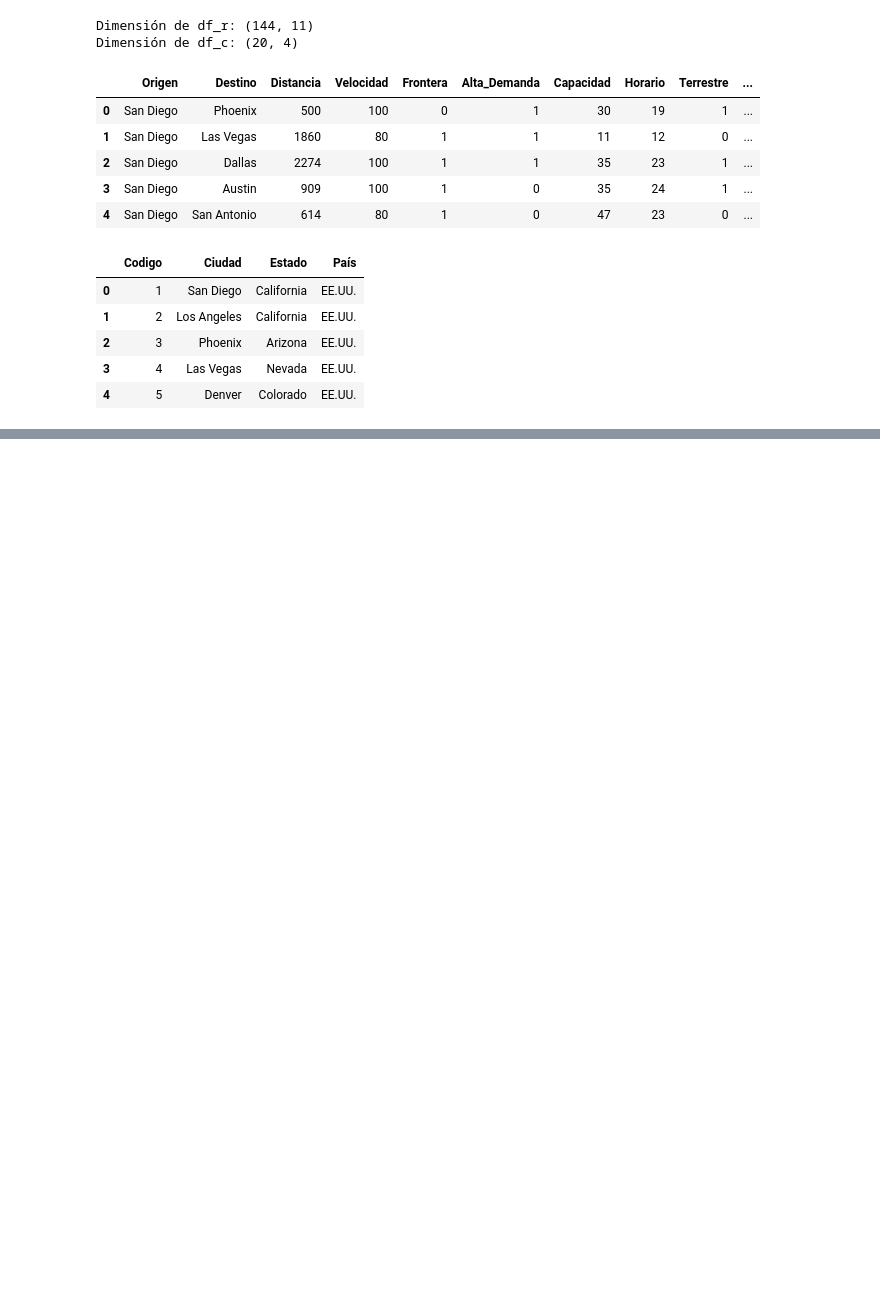
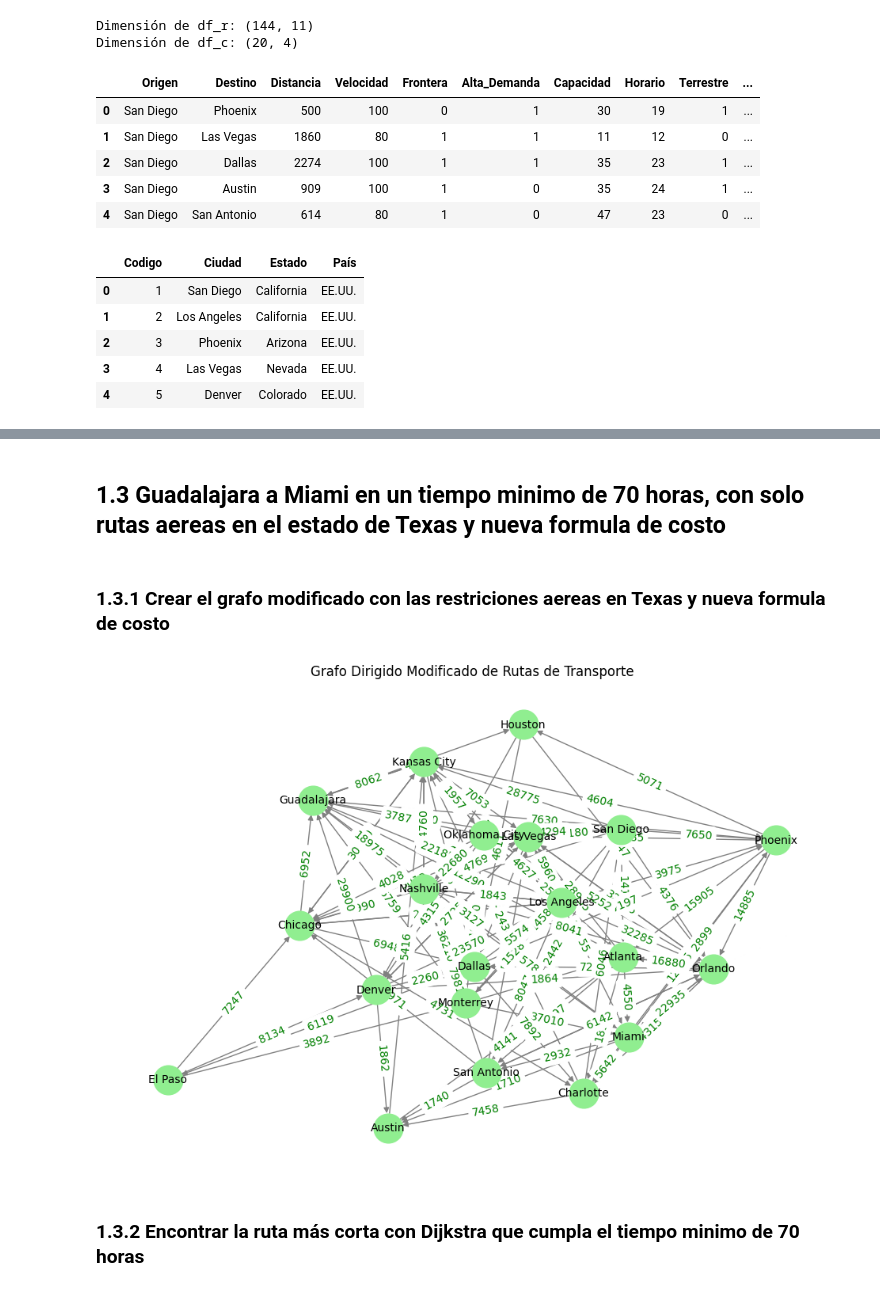
Before and after one commit to cmolina12/logistica, a Jupyter notebook: Ruteo/UltraCargo/Complementaria6.ipynb, the cells around one changed output, grey strips where cells are left out. Drawn from its saved outputs; the diff is of its cells as text; code cells hidden in the pictures; blank space fills up the shorter version.

```diff
--- a/Ruteo/UltraCargo/Complementaria6.ipynb
+++ b/Ruteo/UltraCargo/Complementaria6.ipynb
@@ -42,0 +150,69 @@ df_c.head()
+# %% [markdown]
+## 1.3 Guadalajara a Miami en un tiempo minimo de 70 horas, con solo rutas aereas en el estado de Texas y nueva formula de costo
+# %% [markdown]
+### 1.3.1 Crear el grafo modificado con las restriciones aereas en Texas y nueva formula de costo
+# %%
+# Parametros
+
+tiempo_minimo = 70 # Tiempo minimo de 70 horas
+
+origen = 'Guadalajara' # Ciudad de origen
+destino = 'Miami' # Ciudad de destino
+
+
+# Hacer un nuevo grafo con los costos ajustados por la carga y tiempo minimo
+def crear_grafo_dirigido_modificado_2(df_r, df_c):
+    G = nx.DiGraph() # Crear un grafo dirigido vacio
+
+    # Diccionario ciudad -> estado
+    ciudad_a_estado = {}
+    for index, row in df_c.iterrows():
+        ciudad_a_estado[row['Ciudad']] = row['Estado']
+
+    # Agregar nodos al grafo desde el dataframe de centros logísticos
+    for index, row in df_r.iterrows():
+        costo_aereo = 0 # Inicializar costo aereo en 0
+        costo_base = 0
+
+        # No agregar rutas terrestres en Texas
+        if ciudad_a_estado[row['Destino']] == 'Texas' or ciudad_a_estado[row['Origen']] == 'Texas':
+            if row['Aereo'] == 0: # Si es ruta terrestre
+                continue  # No agregues esta arista
+
+        # Agregar costo especial para todas las rutas aereas
+        if row['Aereo'] == 1: # Si es ruta aerea
+            costo_aereo = 500 + 3 * row['Distancia'] + 50 * row['Vuelos']
+        elif row['Aereo'] == 0: # Si es ruta terrestre
+            costo_base = 15 * row['Distancia'] + 200 * row['Frontera'] + (150 if row['Alta_Demanda']== 1 else 0) # Costo base para rutas terrestres
+
+        tiempo = row['Distancia'] / row['Velocidad'] # Tiempo en horas = Distancia / Velocidad
+
+        G.add_edge(row['Origen'],
+                   row['Destino'],
+                   costo=costo_base + costo_aereo,
+                   distancia=row['Distancia'],
+                   tiempo=tiempo,
+                   frontera=row['Frontera'],
+                   tipo='Aerea' if row['Aereo'] == 1 else 'Terrestre',
+                   capacidad=row['Capacidad'],
+                   horario=row['Horario']) # Agregar arista con atributos
+    return G
+
+# Crear el grafo dirigido modificado
+
+G_mod = crear_grafo_dirigido_modificado_2(df_r, df_c)
+
+# Graficar el grafo modificado
+plt.figure(figsize=(12, 8), facecolor='white')
+pos = nx.spring_layout(G_mod)
+nx.draw_networkx(G_mod, pos, with_labels=True, node_color='lightgreen', edge_color='gray', node_size=700, font_size=10)
+# Mostrar los costos en las aristas
+edge_labels = nx.get_edge_attributes(G_mod, 'costo')
+nx.draw_networkx_edge_labels(G_mod, pos, edge_labels=edge_labels, font_color='green')
+plt.title("Grafo Dirigido Modificado de Rutas de Transporte")
+plt.axis('off')
+plt.show()
+# %% [output]
+[figure, added]
+# %% [markdown]
+### 1.3.2 Encontrar la ruta más corta con Dijkstra que cumpla el tiempo minimo de 70 horas
```
Also changed, not shown: parts of 7 cells of this notebook, 5 other files.
